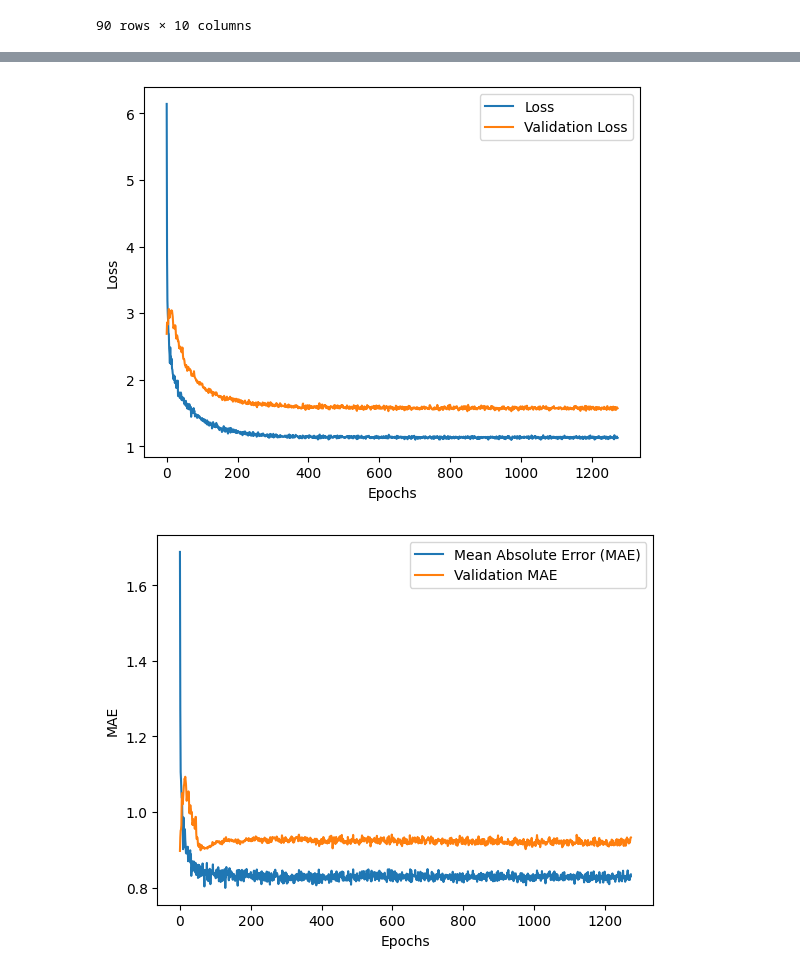
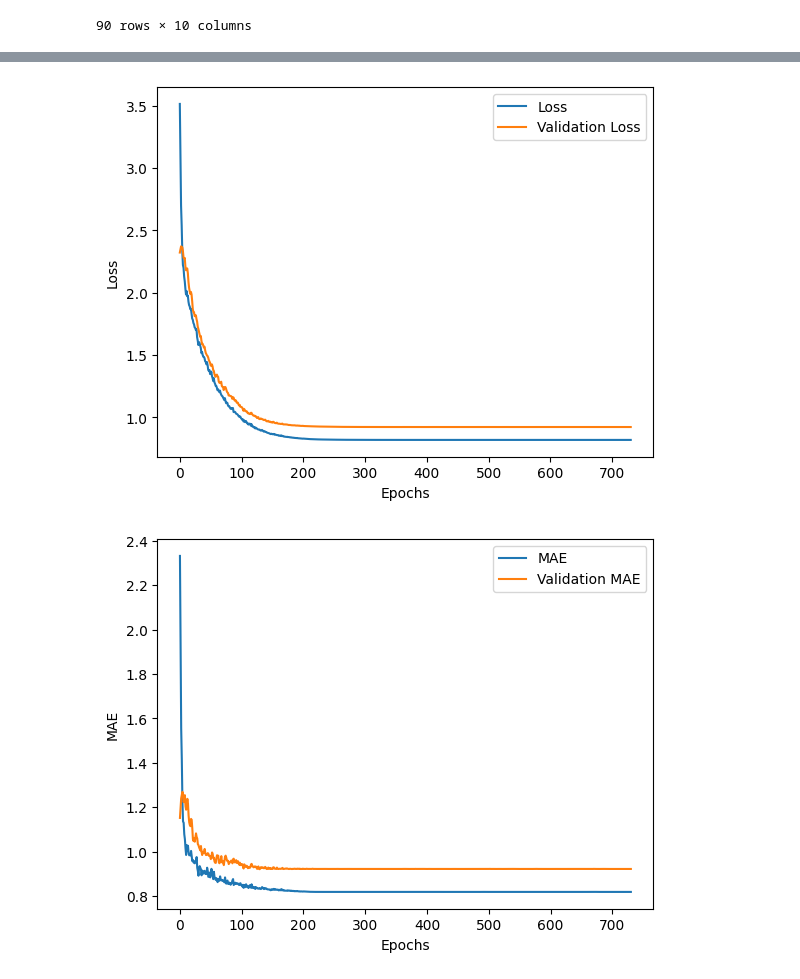
Before and after one commit to Artemirks/football-neuron-system, a Jupyter notebook: server/src/neural/train.ipynb, the cells around one changed output, grey strips where cells are left out. Cells and saved outputs as stored; diff of their text form; code cells hidden in the pictures.

```diff
--- a/server/src/neural/train.ipynb
+++ b/server/src/neural/train.ipynb
@@ -47,7 +48,7 @@ def create_samples(data):
         new_line_away.extend([row['away_id'], row['time'], ah['goals'].mean(), aa['goals'].mean(), ah['shots'].mean(), aa['shots'].mean(), ah['xg'].mean(), aa['xg'].mean()])
 
         x.extend([new_line_home, new_line_away])
-        y.extend([[0.5, row['home_goals'] if row['home_goals'] > 0 else 0.2], [1, row['away_goals'] if row['away_goals'] > 0 else 0.2]])
+        y.extend([[0.5, min(row['home_goals'], 4) if row['home_goals'] > 0 else 0], [1, min(row['away_goals'], 4) if row['away_goals'] > 0 else 0]])
         #y.extend([[1, row['home_goals']], [2, row['away_goals']]])
     return x, y
 
@@ -152,17 +153,21 @@ x_train_home = all_train_home.drop(['team_id', 'time','position' ,'actual_goal']
 y_train_home = all_train_home['actual_goal']
 x_train_away = all_train_away.drop(['team_id', 'time','position' ,'actual_goal'], axis=1)
 y_train_away = all_train_away['actual_goal']
-#x_train = scaler.fit_transform(x_train)
+""" x_train_home = scaler.fit_transform(x_train_home)
+x_train_away = scaler.fit_transform(x_train_away) """
+
 x_valid_home = all_valid_home.drop(['team_id', 'time','position', 'actual_goal'], axis=1)
-#x_valid = scaler.fit_transform(x_valid)
+#x_valid_home = scaler.fit_transform(x_valid_home)
 y_valid_home = all_valid_home['actual_goal']
 x_valid_away = all_valid_away.drop(['team_id', 'time','position', 'actual_goal'], axis=1)
+#x_valid_away = scaler.fit_transform(x_valid_away)
 y_valid_away = all_valid_away['actual_goal']
+
 x_test_home = all_test_home.drop(['team_id', 'time','position', 'actual_goal'], axis=1)
-#x_test = scaler.fit_transform(x_test)
+#x_test_home = scaler.fit_transform(x_test_home)
 y_test_home = all_test_home['actual_goal']
 x_test_away = all_test_away.drop(['team_id', 'time','position', 'actual_goal'], axis=1)
-#x_test = scaler.fit_transform(x_test)
+#x_test_away = scaler.fit_transform(x_test_away)
 y_test_away = all_test_away['actual_goal']
-y_test_home
+y_train_away
 # %% [output]
@@ -193,18 +198,18 @@ for model in models:
     model_name = model.__class__.__name__
     model.fit(x_train_home, y_train_home)
     y_pred_home = model.predict(x_test_home)
-    mse_home = mean_squared_error(y_test_home, y_pred_home)
+    mse_home = np.sqrt(mean_squared_error(y_test_home, y_pred_home))
     mae_home = mean_absolute_error(y_test_home, y_pred_home)
     r2_home = r2_score(y_test_home, y_pred_home)
 
     model.fit(x_train_away, y_train_away)
     y_pred_away = model.predict(x_test_away)
-    mse_away = mean_squared_error(y_test_away, y_pred_away)
+    mse_away = np.sqrt(mean_squared_error(y_test_away, y_pred_away))
     mae_away = mean_absolute_error(y_test_away, y_pred_away)
     r2_away = r2_score(y_test_away, y_pred_away)
 
-    results_home[model_name] = {'MSE': mse_home, 'R2-Score': r2_home, 'MAE': mae_home}
-    results_away[model_name] = {'MSE': mse_away, 'R2-Score': r2_away, 'MAE': mae_away}
+    results_home[model_name] = {'RMSE': mse_home, 'R2-Score': r2_home, 'MAE': mae_home}
+    results_away[model_name] = {'RMSE': mse_away, 'R2-Score': r2_away, 'MAE': mae_away}
 results_home = pd.DataFrame(results_home)
 results_home
 # %% [output]
@@ -226,4 +232,7 @@ from tensorflow.keras.regularizers import l2
 # %%
+def root_mean_squared_error(y_true, y_pred):
+        y_true = tf.cast(y_true, tf.float32)
+        return K.sqrt(K.mean(K.square(y_pred - y_true), axis=-1))
 input_shape = (6, )
 
 model_home = keras.Sequential([
@@ -232,7 +241,7 @@ model_home = keras.Sequential([
     keras.layers.Dense(64, activation='relu', kernel_regularizer=l2(0.01)),
     keras.layers.Dropout(0.5),
     keras.layers.Dense(32, activation='relu', kernel_regularizer=l2(0.01)),
-    keras.layers.Dropout(0.5),
+    keras.layers.Dropout(0.25),
     keras.layers.Dense(1)
 ])
 
@@ -242,15 +251,15 @@ model_away = keras.Sequential([
     keras.layers.Dense(64, activation='relu', kernel_regularizer=l2(0.01)),
     keras.layers.Dropout(0.5),
     keras.layers.Dense(32, activation='relu', kernel_regularizer=l2(0.01)),
-    keras.layers.Dropout(0.5),
+    keras.layers.Dropout(0.25),
     keras.layers.Dense(1)
 ])
 
 
-model_home.compile(optimizer='adam', loss='mean_squared_error', metrics=['mae'])
-model_away.compile(optimizer='adam', loss='mean_squared_error', metrics=['mae'])
-early_stopping = keras.callbacks.EarlyStopping(monitor='val_loss', patience=300, restore_best_weights=True)
+model_home.compile(optimizer='adam', loss=root_mean_squared_error, metrics=['mae'])
+model_away.compile(optimizer='adam', loss=root_mean_squared_error, metrics=['mae'])
+early_stopping = keras.callbacks.EarlyStopping(monitor='val_loss', patience=50, restore_best_weights=True)
 
-train_home = model_home.fit(x_train_home, y_train_home, epochs=3000, shuffle=True, validation_data=(x_valid_home, y_valid_home), callbacks=[early_stopping])
-train_away = model_away.fit(x_train_away, y_train_away, epochs=3000, shuffle=True, validation_data=(x_valid_away, y_valid_away), callbacks=[early_stopping])
+train_home = model_home.fit(x_train_home, y_train_home, epochs=1000, shuffle=True, validation_data=(x_valid_home, y_valid_home), callbacks=[early_stopping])
+train_away = model_away.fit(x_train_away, y_train_away, epochs=1000, shuffle=True, validation_data=(x_valid_away, y_valid_away))
 # %% [output]
@@ -274,24 +283,24 @@ Epoch 1274/3000
 # %%
 import matplotlib.pyplot as plt
 
 history = train_away.history
 
 plt.plot(history['loss'], label='Loss')
 plt.plot(history['val_loss'], label='Validation Loss')
 plt.xlabel('Epochs')
 plt.ylabel('Loss')
 plt.legend()
 plt.show()
 
-plt.plot(history['mae'], label='Mean Absolute Error (MAE)')
+plt.plot(history['mae'], label='MAE')
 plt.plot(history['val_mae'], label='Validation MAE')
 plt.xlabel('Epochs')
-plt.ylabel('MAE')
+plt.ylabel('MАE')
 plt.legend()
 plt.show()
 # %% [output]
-[figure, old version]
+[figure, new version]
-[figure, old version]
+[figure, new version]
 # %%
 test_loss_home, test_mae_home = model_home.evaluate(x_test_home, y_test_home)
 print(f"Test Loss: {test_loss_home}")
```
Also changed, not shown: parts of 12 cells of this notebook, 1 other file.
